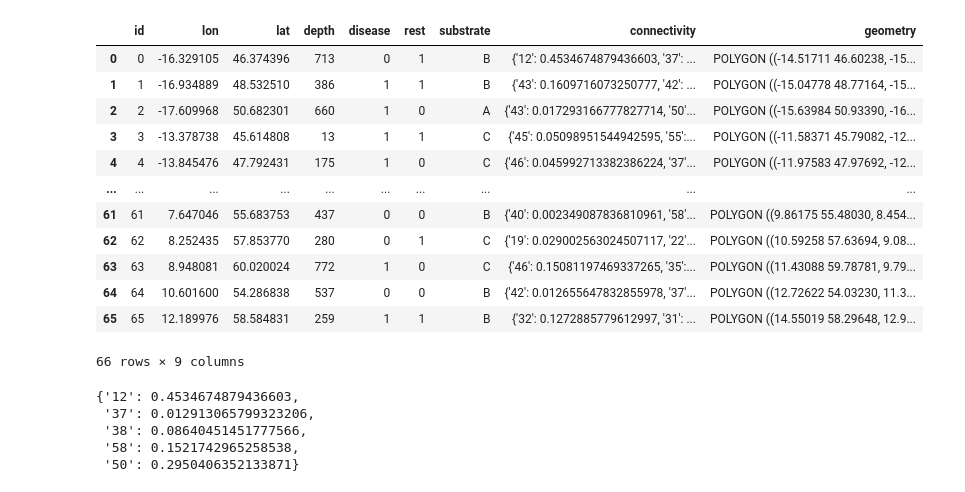
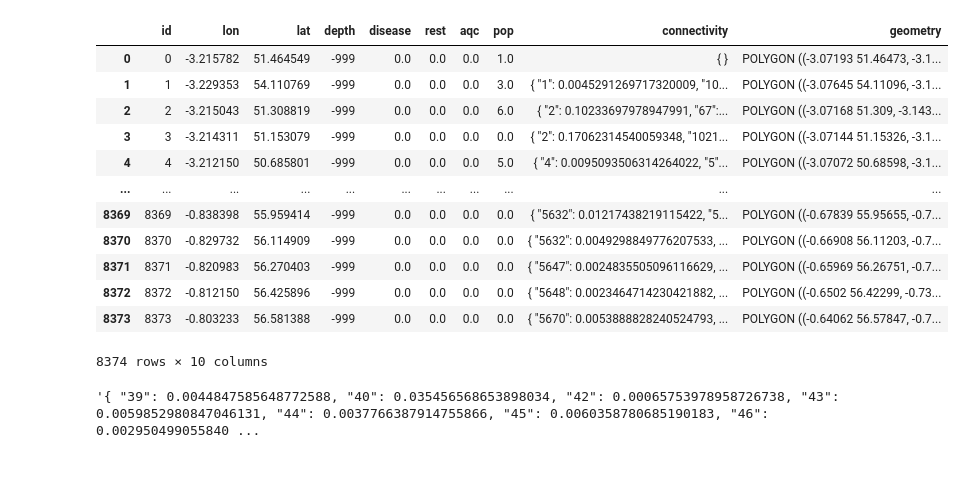
Before and after one commit to geomar-od-lagrange/2024_hex_dashboard, a Jupyter notebook: data/hex_features_real_prepare.ipynb, the cells around one changed output. Cells and saved outputs as stored; diff of their text form; code cells hidden in the pictures.

Commit message:
Add depth resolved data

```diff
--- a/data/hex_features_real_prepare.ipynb
+++ b/data/hex_features_real_prepare.ipynb
@@ -9,25 +9,21 @@ year = 0
 # %%
-target_structure_df = gpd.read_file("hex_features.geojson")
+target_structure_df = gpd.read_file("ref_hex_features_real.geojson")
 target_structure_df
 # %% [output]
-|  | id | lon | lat | depth | disease | rest | substrate | connectivity | geometry |
-| 0 | 0 | -16.329105 | 46.374396 | 713 | 0 | 1 | B | {'12': 0.4534674879436603, '37': ... | POLYGON ((-14.51711 46.60238, -15... |
-| 1 | 1 | -16.934889 | 48.532510 | 386 | 1 | 1 | B | {'43': 0.1609716073250777, '42': ... | POLYGON ((-15.04778 48.77164, -15... |
-| 2 | 2 | -17.609968 | 50.682301 | 660 | 1 | 0 | A | {'43': 0.017293166777827714, '50'... | POLYGON ((-15.63984 50.93390, -16... |
-| 3 | 3 | -13.378738 | 45.614808 | 13 | 1 | 1 | C | {'45': 0.05098951544942595, '55':... | POLYGON ((-11.58371 45.79082, -12... |
-| 4 | 4 | -13.845476 | 47.792431 | 175 | 1 | 0 | C | {'46': 0.045992713382386224, '37'... | POLYGON ((-11.97583 47.97692, -12... |
-| ... | ... | ... | ... | ... | ... | ... | ... | ... | ... |
-| 61 | 61 | 7.647046 | 55.683753 | 437 | 0 | 0 | B | {'40': 0.002349087836810961, '58'... | POLYGON ((9.86175 55.48030, 8.454... |
-| 62 | 62 | 8.252435 | 57.853770 | 280 | 0 | 1 | C | {'19': 0.029002563024507117, '22'... | POLYGON ((10.59258 57.63694, 9.08... |
-| 63 | 63 | 8.948081 | 60.020024 | 772 | 1 | 0 | C | {'46': 0.15081197469337265, '35':... | POLYGON ((11.43088 59.78781, 9.79... |
-| 64 | 64 | 10.601600 | 54.286838 | 537 | 0 | 0 | B | {'42': 0.012655647832855978, '37'... | POLYGON ((12.72622 54.03230, 11.3... |
-| 65 | 65 | 12.189976 | 58.584831 | 259 | 1 | 1 | B | {'32': 0.1272885779612997, '31': ... | POLYGON ((14.55019 58.29648, 12.9... |
+|  | id | lon | lat | depth | disease | rest | aqc | pop | connectivity | geometry |
+| 0 | 0 | -3.215782 | 51.464549 | -999 | 0.0 | 0.0 | 0.0 | 1.0 | { } | POLYGON ((-3.07193 51.46473, -3.1... |
+| 1 | 1 | -3.229353 | 54.110769 | -999 | 0.0 | 0.0 | 0.0 | 3.0 | { "1": 0.0045291269717320009, "10... | POLYGON ((-3.07645 54.11096, -3.1... |
+| 2 | 2 | -3.215043 | 51.308819 | -999 | 0.0 | 0.0 | 0.0 | 6.0 | { "2": 0.10233697978947991, "67":... | POLYGON ((-3.07168 51.309, -3.143... |
+| 3 | 3 | -3.214311 | 51.153079 | -999 | 0.0 | 0.0 | 0.0 | 0.0 | { "2": 0.17062314540059348, "1021... | POLYGON ((-3.07144 51.15326, -3.1... |
+| 4 | 4 | -3.212150 | 50.685801 | -999 | 0.0 | 0.0 | 0.0 | 5.0 | { "4": 0.0095093506314264022, "5"... | POLYGON ((-3.07072 50.68598, -3.1... |
+| ... | ... | ... | ... | ... | ... | ... | ... | ... | ... | ... |
+| 8369 | 8369 | -0.838398 | 55.959414 | -999 | 0.0 | 0.0 | 0.0 | 0.0 | { "5632": 0.01217438219115422, "5... | POLYGON ((-0.67839 55.95655, -0.7... |
+| 8370 | 8370 | -0.829732 | 56.114909 | -999 | 0.0 | 0.0 | 0.0 | 0.0 | { "5632": 0.0049298849776207533, ... | POLYGON ((-0.66908 56.11203, -0.7... |
+| 8371 | 8371 | -0.820983 | 56.270403 | -999 | 0.0 | 0.0 | 0.0 | 0.0 | { "5647": 0.0024835505096116629, ... | POLYGON ((-0.65969 56.26751, -0.7... |
+| 8372 | 8372 | -0.812150 | 56.425896 | -999 | 0.0 | 0.0 | 0.0 | 0.0 | { "5648": 0.0023464714230421882, ... | POLYGON ((-0.6502 56.42299, -0.73... |
+| 8373 | 8373 | -0.803233 | 56.581388 | -999 | 0.0 | 0.0 | 0.0 | 0.0 | { "5670": 0.0053888828240524793, ... | POLYGON ((-0.64062 56.57847, -0.7... |
-66 rows × 9 columns
+8374 rows × 10 columns
 # %%
-target_structure_df.iloc[0]["connectivity"]
+target_structure_df.iloc[123]["connectivity"]
 # %% [output]
-{'12': 0.4534674879436603,
- '37': 0.012913065799323206,
- '38': 0.08640451451777566,
- '58': 0.1521742965258538,
- '50': 0.2950406352133871}
+'{ "39": 0.0044847585648772588, "40": 0.035456568653898034, "42": 0.00065753978958726738, "43": 0.0059852980847046131, "44": 0.0037766387914755866, "45": 0.0060358780685190183, "46": 0.002950499055840 ...
```
Also changed, not shown: parts of 34 cells of this notebook, 1 other file.
